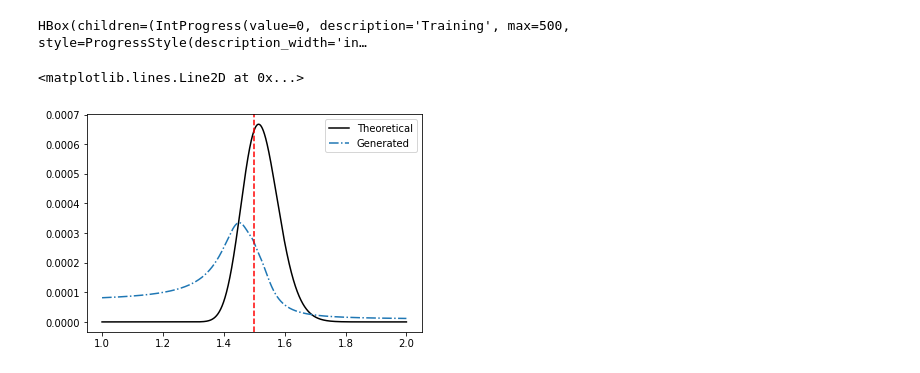
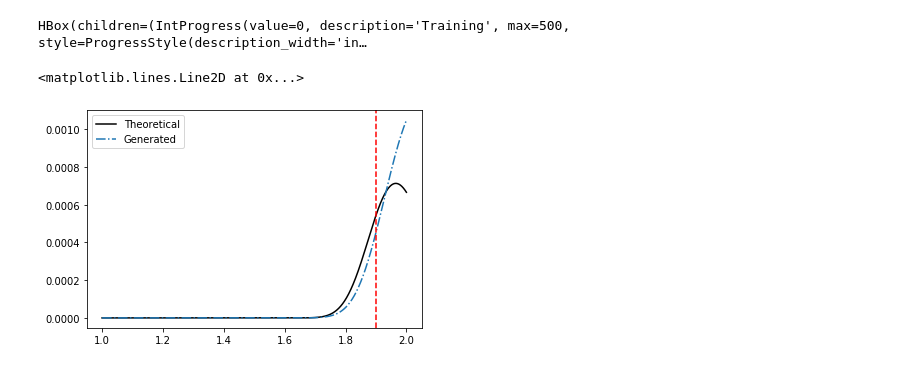
Before and after one commit to dpiras/pydelfi, a Jupyter notebook: examples/pydelfi_with_score_compression_newds.ipynb, the cells around one changed output. Drawn from its saved outputs; the diff is of its cells as text; code cells hidden in the pictures.

```diff
--- a/examples/pydelfi_with_score_compression_newds.ipynb
+++ b/examples/pydelfi_with_score_compression_newds.ipynb
@@ -29,10 +29,10 @@ upper = np.array([2.0])
 prior = priors.Uniform(lower, upper)
 # %%
 # we define a few hyper parameters here
-n = 50000 # total number of data points for NF
+n = 10000 # total number of data points for NF
 n_sims = n  # total number of points for drawing
 n_class = 1 # number of different cosmologies for the training
-q_prior = np.linspace(1.4, 1.6, n_sims) #np.random.uniform(0, 1, n)
+q_prior = np.linspace(1.0, 2.0, n_sims) #np.random.uniform(0, 1, n)
 q_fid = np.asarray([1.5]) #np.random.uniform(0, 1, 1)
 # %%
 q_fid
@@ -42,7 +42,7 @@ array([1.5])
 # in order to perform the compressions, we need a few things
 n_vec = 50
 mu = np.arange(1, n_vec+1)/(q_fid * n_vec)
-Cinv = np.arange(1, n_vec+1)*np.eye(n_vec)/ n_vec**2
+Cinv = n_vec**2*np.eye(n_vec)/ np.arange(1, n_vec+1)
 dmudt = -np.arange(1, n_vec+1)/(q_fid**2 * n_vec)
 dmudt = np.reshape(dmudt, [1, -1])
 
@@ -54,3 +54,33 @@ Finv = Compressor.Finv
 def compressor(d, compressor_args=None):
     return Compressor.scoreMLE(d)
 compressor_args=None
+# %%
+n_vec = 50
+d_vec = np.zeros((n, n_vec))
+for i in range(n):
+    for j in range(1, n_vec+1):
+        d_vec[i, j-1] = np.random.gamma(j / q_fid**2, q_fid / n_vec)
+
+mu_ = np.mean(d_vec, axis=0)
+cov_ = np.cov(d_vec, rowvar=False)
+Cinv_ = np.linalg.inv(cov_)
+
+h = 0.01
+q_fid_p = q_fid + h
+d_vec_p = np.zeros((n, n_vec))
+for i in range(n):
+    for j in range(1, n_vec+1):
+        d_vec_p[i, j-1] = np.random.gamma(j / q_fid_p**2, q_fid_p / n_vec)
+
+mu_p_ = np.mean(d_vec_p, axis=0)
+dmudt_ = (mu_p_ - mu_)/h
+dmudt_ = np.reshape(dmudt_, [1, -1])
+
+# now we define the score compression
+Compressor = score.Gaussian(n_vec, q_fid, mu = mu_, Cinv = Cinv_, dmudt = dmudt_)
+Compressor.compute_fisher()
+Finv = Compressor.Finv
+
+def compressor(d, compressor_args=None):
+    return Compressor.scoreMLE(d)
+compressor_args=None
@@ -58,9 +105,10 @@ compressor_args=None
 # we now create the data needed for the normalising flow
 # we create the observed data point, for now at the fiducial value of q
 #q_fid = q_fid  # new observation, different from the compression
+q_fid_obs = 1.9
 d_vec_obs = np.zeros((1, n_vec))
 for j in range(1, n_vec+1):
-    d_vec_obs[0, j-1] = np.random.gamma(j / q_fid**2, q_fid / n_vec)
+    d_vec_obs[0, j-1] = np.random.gamma(j / q_fid_obs**2, q_fid_obs / n_vec)
 
 # we also create the data for the training
 d_vec_q = np.zeros((n_sims, n_vec))
@@ -178,8 +229,8 @@ theo_post[:, 1] = theo_post[:, 1] / np.sum(theo_post[:, 1])
 # %%
 plt.plot(theo_post[:, 0],  theo_post[:, 1], c='k', label='Theoretical')
 plt.plot(likelihood_arr[:, 0], likelihood_arr[:, 1], linestyle='-.', label='Generated')
 plt.legend()
-plt.axvline(q_fid, linestyle='--', color='r')
+plt.axvline(q_fid_obs, linestyle='--', color='r')
 # %% [output]
 <matplotlib.lines.Line2D at 0x...>
-[figure, old version]
+[figure, new version]
```
Also changed, not shown: parts of 8 cells of this notebook, 2 other files.
